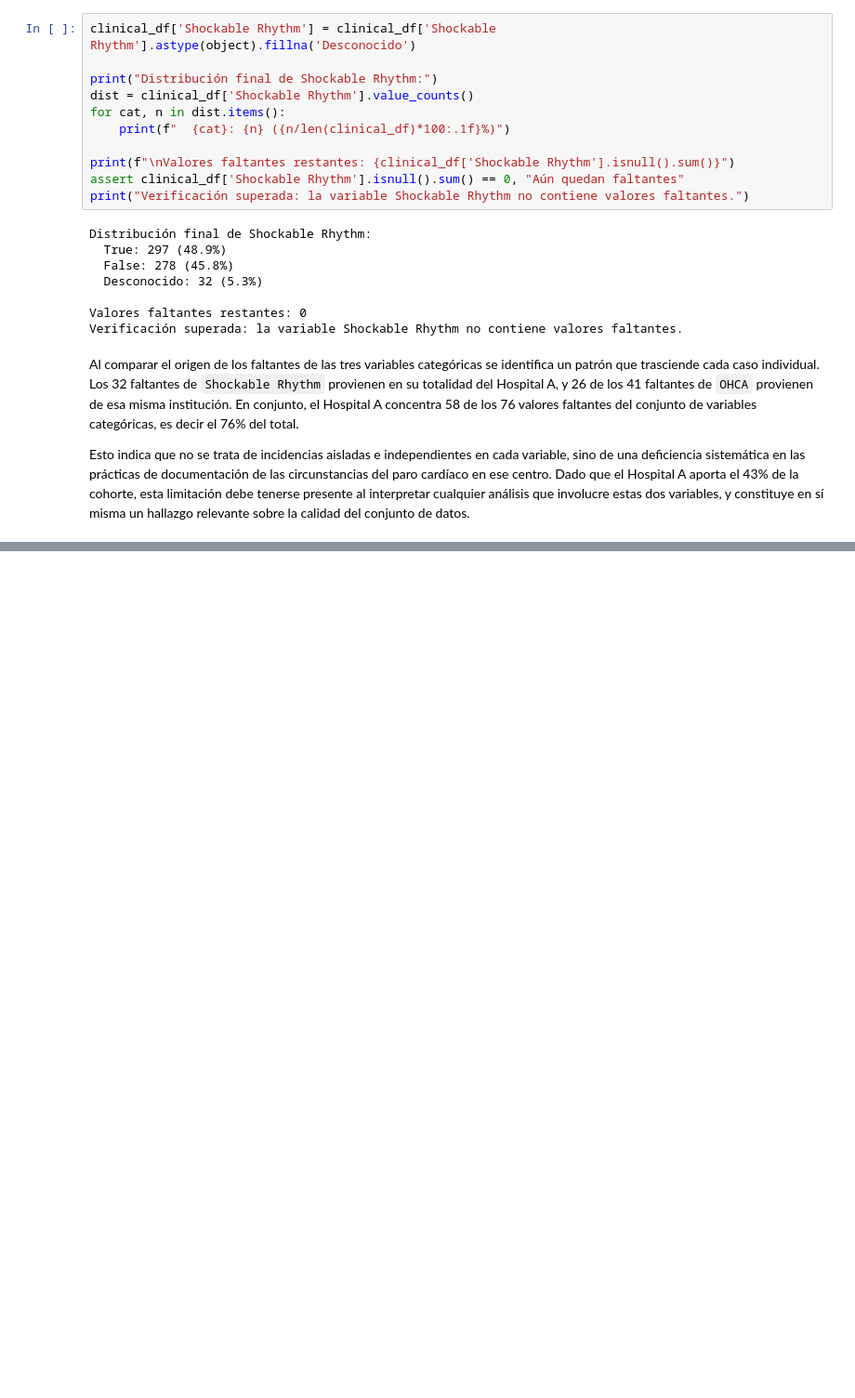
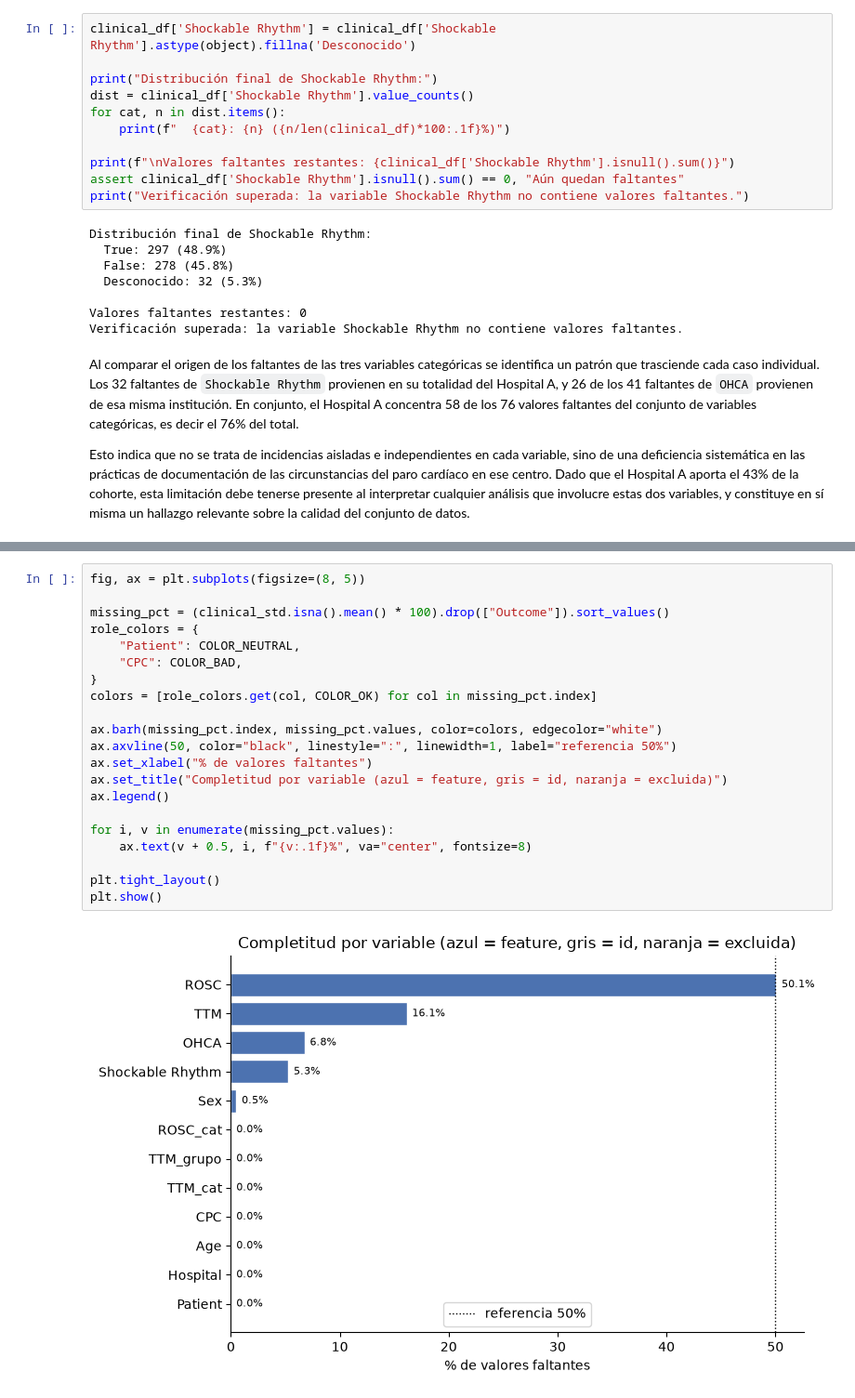
Before and after one commit to AlejandraJaramillo19/mlda-project_, a Jupyter notebook: notebooks/03_data_preparation/03_data_preparation.ipynb, the cells around one changed output, grey strips where cells are left out. Shown at 93% size. Drawn from its saved outputs; the diff is of its cells as text; blank space fills up the shorter version.

```diff
--- a/notebooks/03_data_preparation/03_data_preparation.ipynb
+++ b/notebooks/03_data_preparation/03_data_preparation.ipynb
@@ -1510,0 +1940,23 @@ En la selección de datos, reflexione sobre las variables que son realmente rele
+# %%
+fig, ax = plt.subplots(figsize=(8, 5))
+
+missing_pct = (clinical_std.isna().mean() * 100).drop(["Outcome"]).sort_values()
+role_colors = {
+    "Patient": COLOR_NEUTRAL,
+    "CPC": COLOR_BAD,
+}
+colors = [role_colors.get(col, COLOR_OK) for col in missing_pct.index]
+
+ax.barh(missing_pct.index, missing_pct.values, color=colors, edgecolor="white")
+ax.axvline(50, color="black", linestyle=":", linewidth=1, label="referencia 50%")
+ax.set_xlabel("% de valores faltantes")
+ax.set_title("Completitud por variable (azul = feature, gris = id, naranja = excluida)")
+ax.legend()
+
+for i, v in enumerate(missing_pct.values):
+    ax.text(v + 0.5, i, f"{v:.1f}%", va="center", fontsize=8)
+
+plt.tight_layout()
+plt.show()
+# %% [output]
+[figure, added]
```
Also changed, not shown: parts of 73 cells of this notebook.
